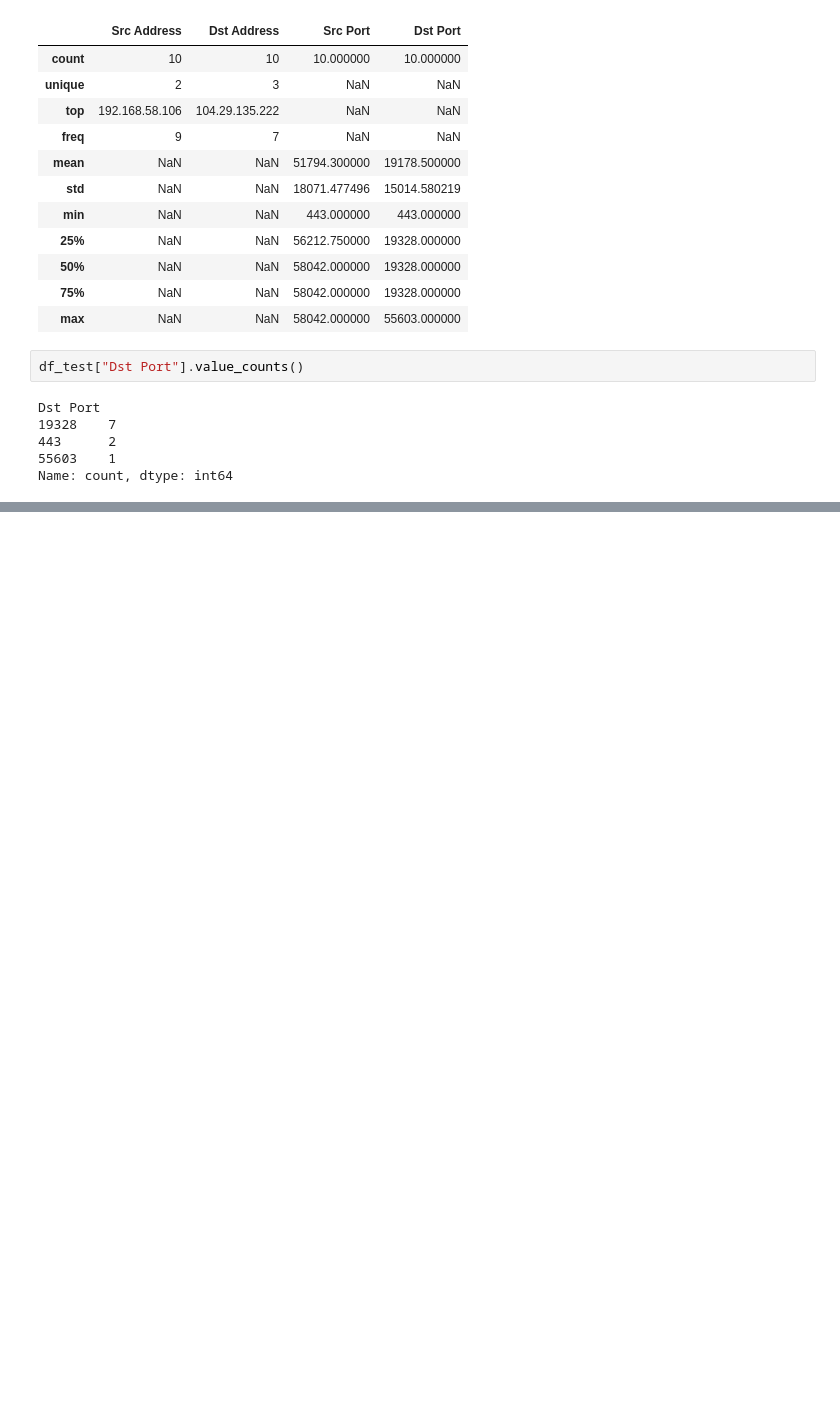
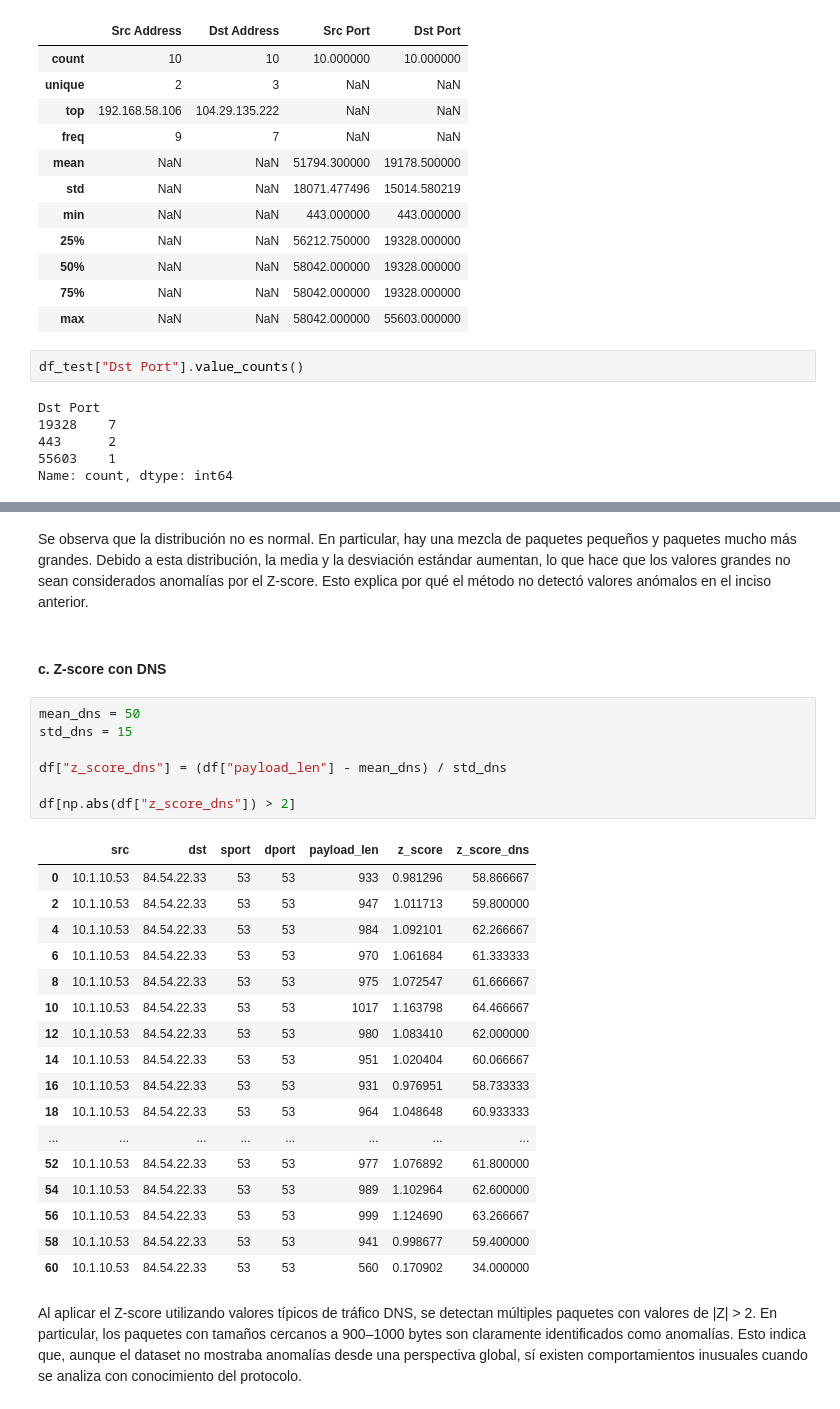
Before and after one commit to EdwinOrtegaK/Lab05_SDS, a Jupyter notebook: network_analysis_scapy.ipynb, the cells around one changed output, grey strips where cells are left out. Cells and saved outputs as stored; diff of their text form; blank space fills up the shorter version.

```diff
--- a/network_analysis_scapy.ipynb
+++ b/network_analysis_scapy.ipynb
@@ -320,0 +353,31 @@ plt.show()
+# %% [markdown]
+Se observa que la distribución no es normal. En particular, hay una mezcla de paquetes pequeños y paquetes mucho más grandes. Debido a esta distribución, la media y la desviación estándar aumentan, lo que hace que los valores grandes no sean considerados anomalías por el Z-score. Esto explica por qué el método no detectó valores anómalos en el inciso anterior.
+# %% [markdown]
+#### c. Z-score con DNS
+# %%
+mean_dns = 50
+std_dns = 15
+
+df["z_score_dns"] = (df["payload_len"] - mean_dns) / std_dns
+
+df[np.abs(df["z_score_dns"]) > 2]
+# %% [output]
+|  | src | dst | sport | dport | payload_len | z_score | z_score_dns |
+| 0 | 10.1.10.53 | 84.54.22.33 | 53 | 53 | 933 | 0.981296 | 58.866667 |
+| 2 | 10.1.10.53 | 84.54.22.33 | 53 | 53 | 947 | 1.011713 | 59.800000 |
+| 4 | 10.1.10.53 | 84.54.22.33 | 53 | 53 | 984 | 1.092101 | 62.266667 |
+| 6 | 10.1.10.53 | 84.54.22.33 | 53 | 53 | 970 | 1.061684 | 61.333333 |
+| 8 | 10.1.10.53 | 84.54.22.33 | 53 | 53 | 975 | 1.072547 | 61.666667 |
+| 10 | 10.1.10.53 | 84.54.22.33 | 53 | 53 | 1017 | 1.163798 | 64.466667 |
+| 12 | 10.1.10.53 | 84.54.22.33 | 53 | 53 | 980 | 1.083410 | 62.000000 |
+| 14 | 10.1.10.53 | 84.54.22.33 | 53 | 53 | 951 | 1.020404 | 60.066667 |
+| 16 | 10.1.10.53 | 84.54.22.33 | 53 | 53 | 931 | 0.976951 | 58.733333 |
+| 18 | 10.1.10.53 | 84.54.22.33 | 53 | 53 | 964 | 1.048648 | 60.933333 |
+| ... | ... | ... | ... | ... | ... | ... | ... |
+| 52 | 10.1.10.53 | 84.54.22.33 | 53 | 53 | 977 | 1.076892 | 61.800000 |
+| 54 | 10.1.10.53 | 84.54.22.33 | 53 | 53 | 989 | 1.102964 | 62.600000 |
+| 56 | 10.1.10.53 | 84.54.22.33 | 53 | 53 | 999 | 1.124690 | 63.266667 |
+| 58 | 10.1.10.53 | 84.54.22.33 | 53 | 53 | 941 | 0.998677 | 59.400000 |
+| 60 | 10.1.10.53 | 84.54.22.33 | 53 | 53 | 560 | 0.170902 | 34.000000 |
+# %% [markdown]
+Al aplicar el Z-score utilizando valores típicos de tráfico DNS, se detectan múltiples paquetes con valores de |Z| > 2. En particular, los paquetes con tamaños cercanos a 900–1000 bytes son claramente identificados como anomalías. Esto indica que, aunque el dataset no mostraba anomalías desde una perspectiva global, sí existen comportamientos inusuales cuando se analiza con conocimiento del protocolo.
```
Also changed, not shown: parts of 43 cells of this notebook.
